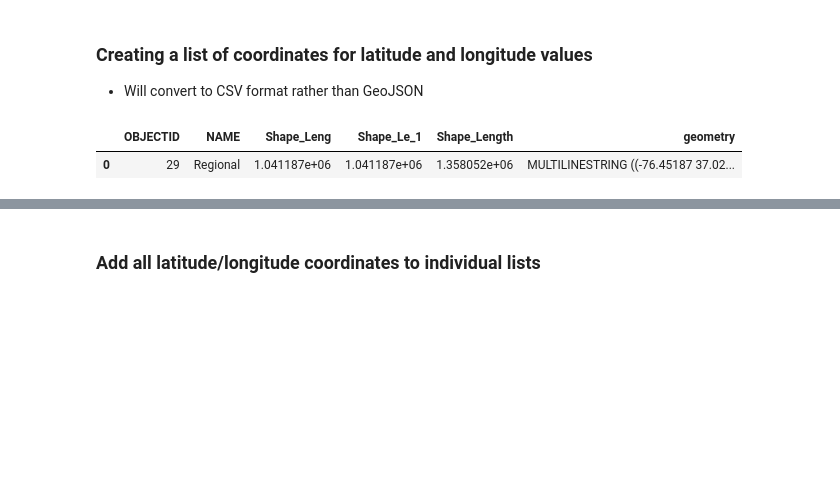
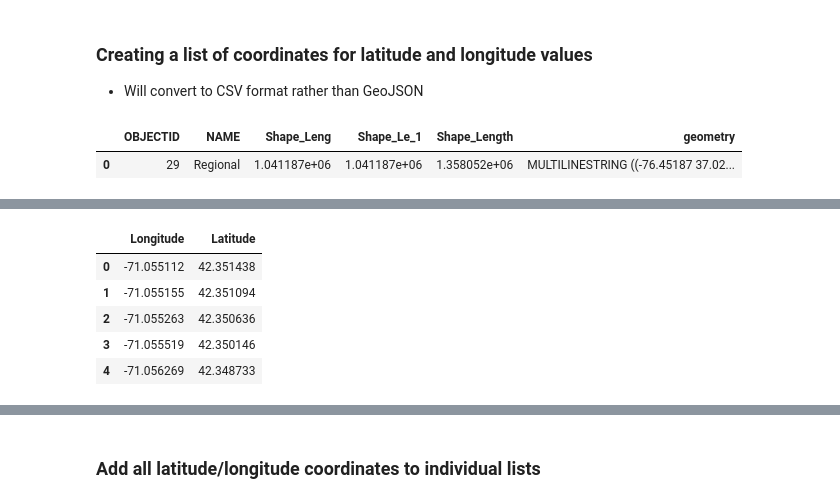
Before and after one commit to elizabeth-c-chen/data1050-amtrak-on-time-analysis, a Jupyter notebook: Determine_Station_Paths.ipynb, the cells around one changed output, grey strips where cells are left out. Saved outputs shown, nothing was run; the diff lists cells and outputs as text; code cells hidden in the pictures; blank space fills up the shorter version.

Commit message:
Progress on app,new process_data.py file and requirements.txt, minor changes to helper functions and data cleaning

```diff
--- a/Determine_Station_Paths.ipynb
+++ b/Determine_Station_Paths.ipynb
@@ -166,0 +171,10 @@ geo_route
+# %%
+bos_bby = pd.read_csv('./data/geo/BBY-BOS.csv')
+bos_bby.head()
+# %% [output]
+|  | Longitude | Latitude |
+| 0 | -71.055112 | 42.351438 |
+| 1 | -71.055155 | 42.351094 |
+| 2 | -71.055263 | 42.350636 |
+| 3 | -71.055519 | 42.350146 |
+| 4 | -71.056269 | 42.348733 |
```
Also changed, not shown: parts of 23 cells of this notebook, 8 other files.
